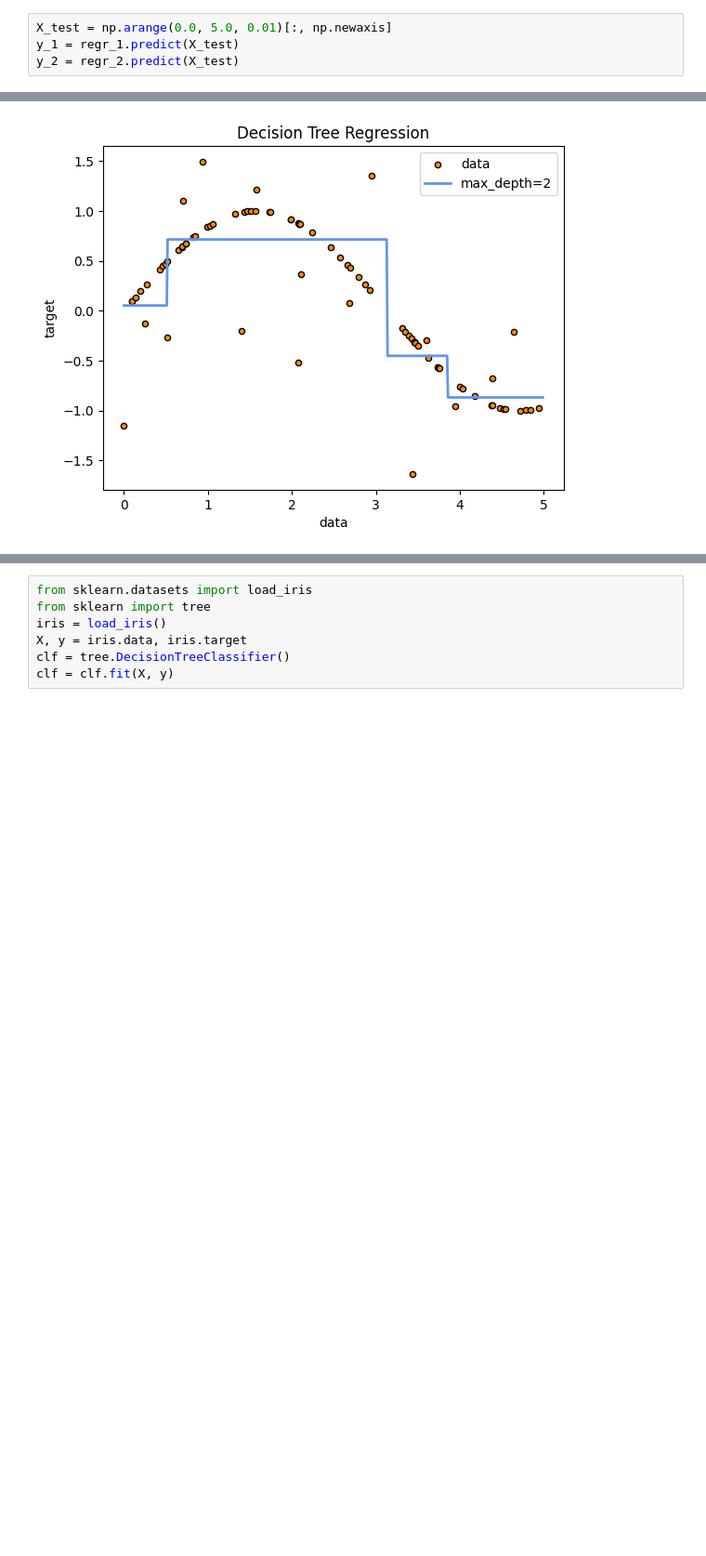
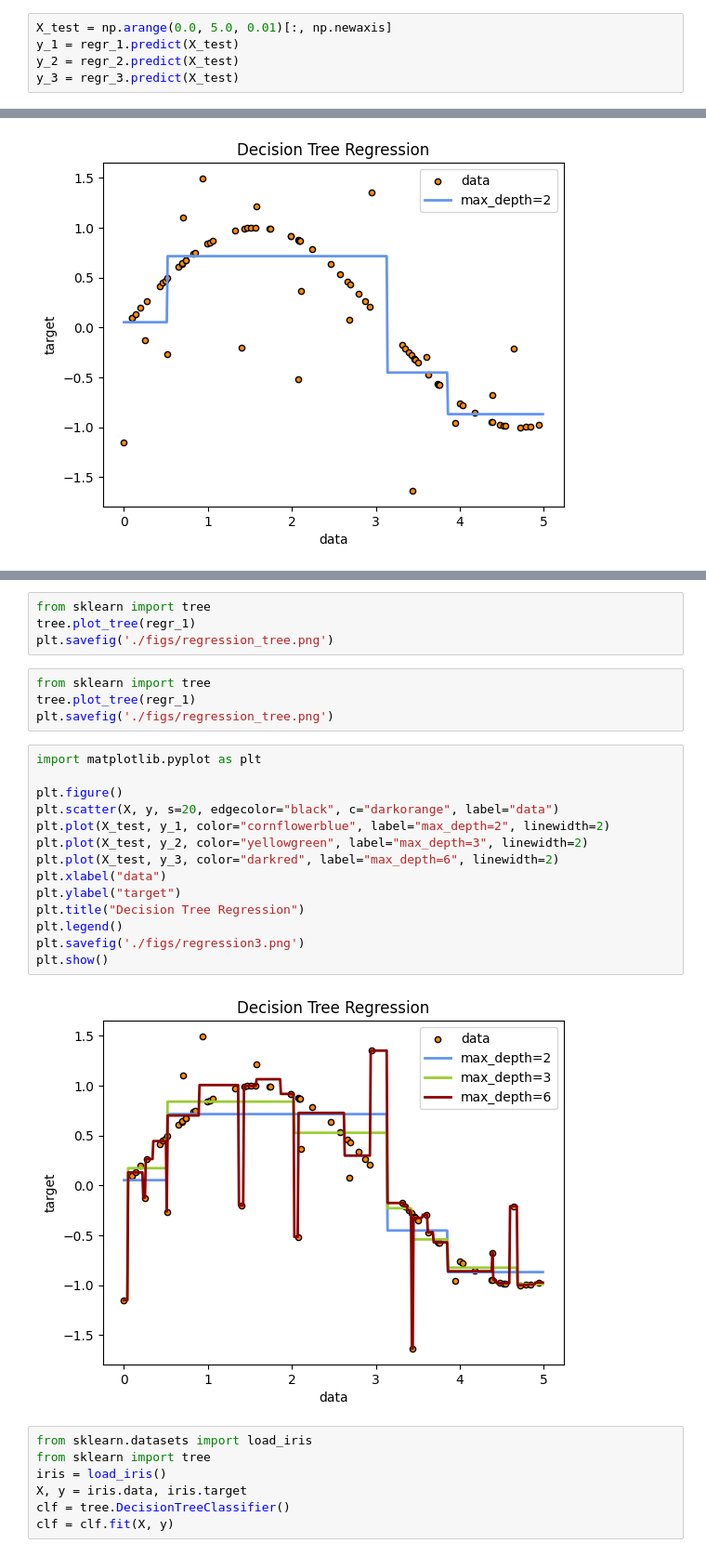
Before and after one commit to ptresson/rf_presentation, a Jupyter notebook: decision_trees.ipynb, the cells around one changed output, grey strips where cells are left out. Shown at 93% size. Saved outputs shown, nothing was run; the diff lists cells and outputs as text; blank space fills up the shorter version.

```diff
--- a/decision_trees.ipynb
+++ b/decision_trees.ipynb
@@ -21,6 +23,7 @@ DecisionTreeRegressor(max_depth=5)
 X_test = np.arange(0.0, 5.0, 0.01)[:, np.newaxis]
 y_1 = regr_1.predict(X_test)
 y_2 = regr_2.predict(X_test)
+y_3 = regr_3.predict(X_test)
 # %%
 import matplotlib.pyplot as plt
 
@@ -45,3 +64,27 @@ plt.savefig('./figs/regression_tree.png')
+# %%
+from sklearn import tree
+tree.plot_tree(regr_1)
+plt.savefig('./figs/regression_tree.png')
+# %%
+from sklearn import tree
+tree.plot_tree(regr_1)
+plt.savefig('./figs/regression_tree.png')
+# %%
+import matplotlib.pyplot as plt
+
+plt.figure()
+plt.scatter(X, y, s=20, edgecolor="black", c="darkorange", label="data")
+plt.plot(X_test, y_1, color="cornflowerblue", label="max_depth=2", linewidth=2)
+plt.plot(X_test, y_2, color="yellowgreen", label="max_depth=3", linewidth=2)
+plt.plot(X_test, y_3, color="darkred", label="max_depth=6", linewidth=2)
+plt.xlabel("data")
+plt.ylabel("target")
+plt.title("Decision Tree Regression")
+plt.legend()
+plt.savefig('./figs/regression3.png')
+plt.show()
+# %% [output]
+[figure, added]
 # %%
 from sklearn.datasets import load_iris
 from sklearn import tree
```
Also changed, not shown: parts of 3 cells of this notebook, 6 other files.
